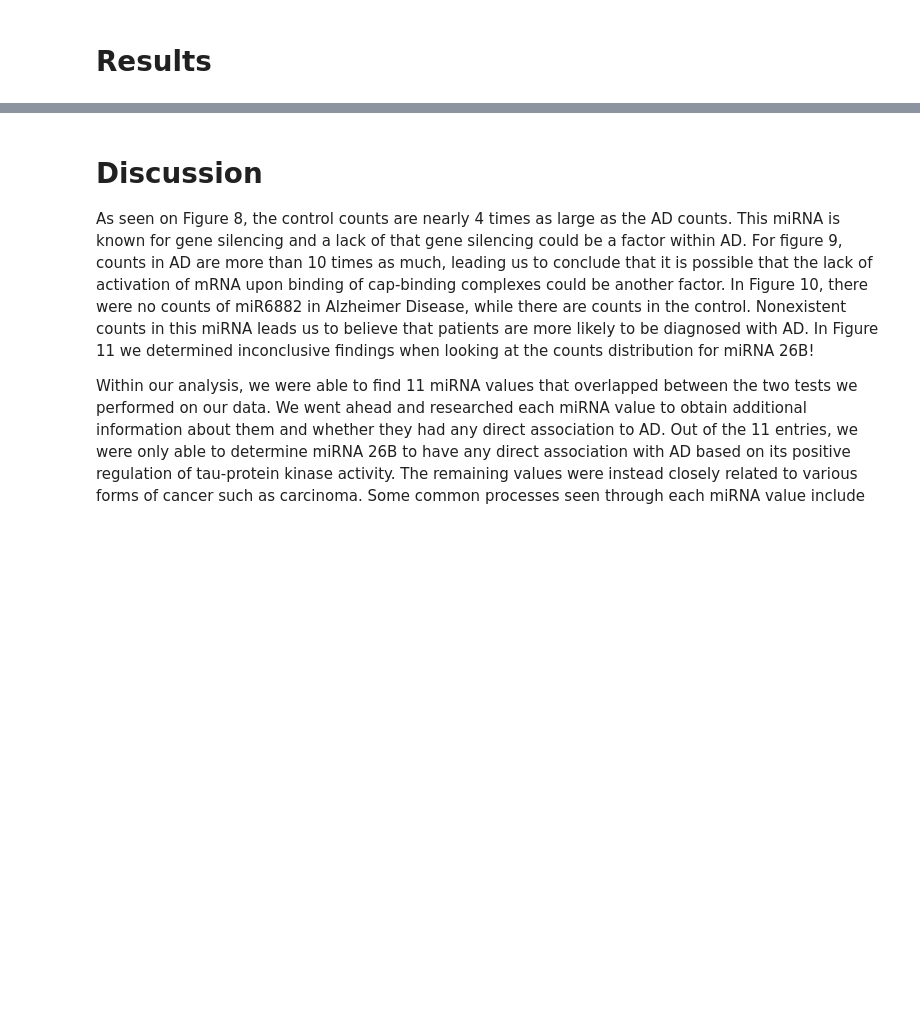
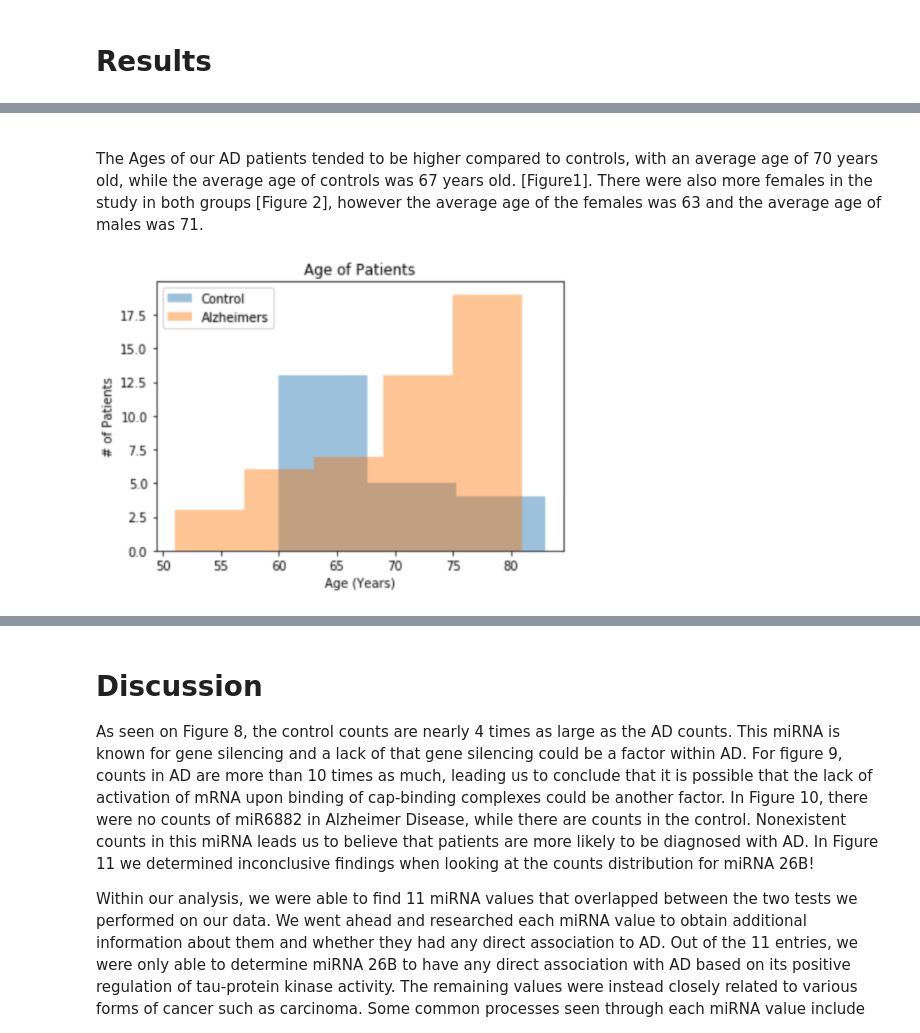
Before and after one commit to justjk139/alzheimers_gene_analysis, a Jupyter notebook: notebooks/Alzheimers-Biomarker-Analysis.ipynb, the cells around one changed output, grey strips where cells are left out. Drawn from its saved outputs; the diff is of its cells as text; code cells hidden in the pictures; blank space fills up the shorter version.

```diff
--- a/notebooks/Alzheimers-Biomarker-Analysis.ipynb
+++ b/notebooks/Alzheimers-Biomarker-Analysis.ipynb
@@ -246,0 +170,8 @@ For all four of our miRNA’s, we plotted their counterparts: their counts in AD
+# %% [markdown]
+<!-- from IPython.core.display import display, HTML, Image -->
+# %% [markdown]
+The Ages of our AD patients tended to be higher compared to controls, with an average age of 70 years old, while the average age of controls was 67 years old. [Figure1]. There were also more females in the study in both groups [Figure 2], however the average age of the females was 63 and the average age of males was 71.
+# %%
+Image('../references/figure_1.png')
+# %% [output]
+[figure, added]
```
Also changed, not shown: parts of 26 cells of this notebook, 1 other file.
